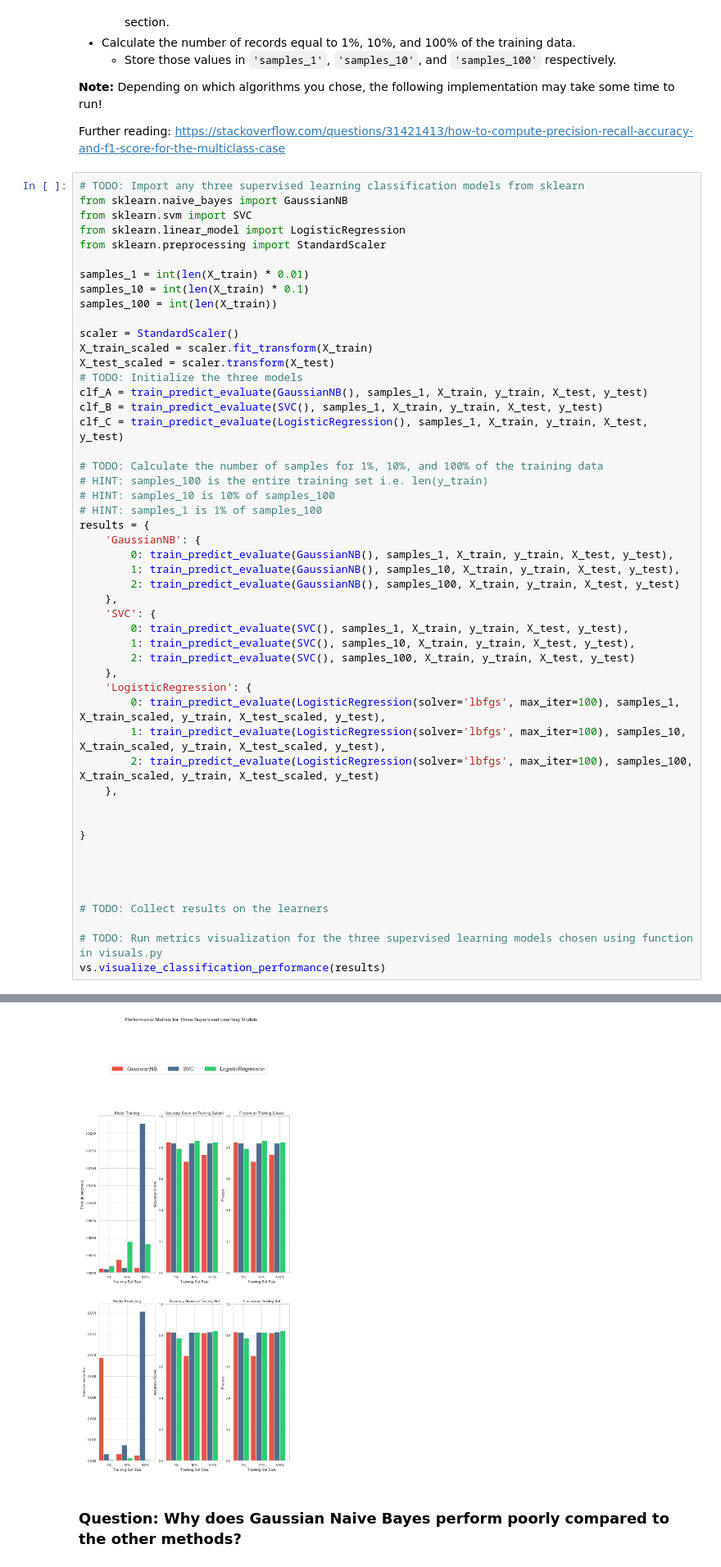
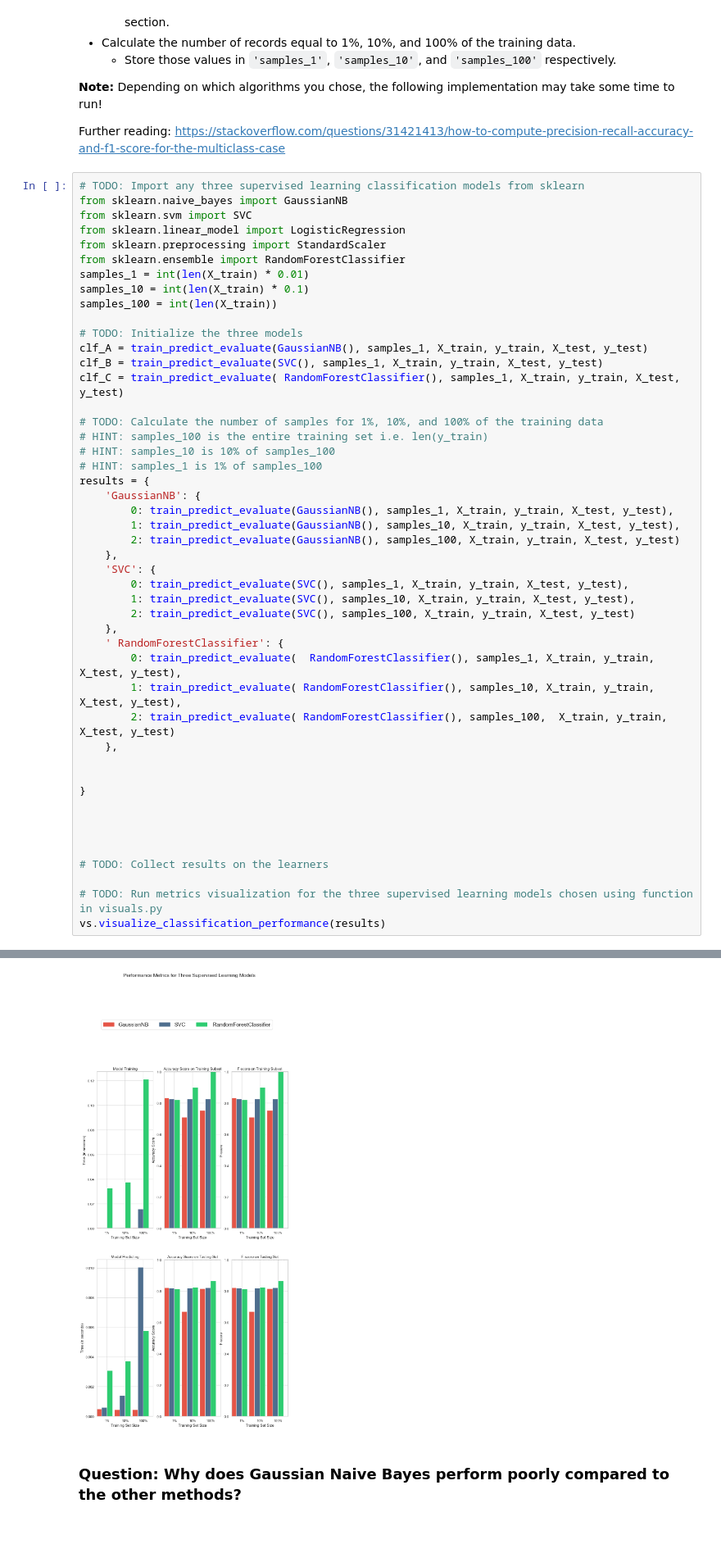
Before and after one commit to Saraamps/ML-supervised-learning, a Jupyter notebook: game-of-wines/game-of-wines.ipynb, the cells around one changed output, grey strips where cells are left out. Shown at 82% size. Cells and saved outputs as stored; diff of their text form; blank space fills up the shorter version.

```diff
--- a/game-of-wines/game-of-wines.ipynb
+++ b/game-of-wines/game-of-wines.ipynb
@@ -446,18 +446,15 @@ from sklearn.naive_bayes import GaussianNB
 from sklearn.svm import SVC
 from sklearn.linear_model import LogisticRegression
 from sklearn.preprocessing import StandardScaler
-
+from sklearn.ensemble import RandomForestClassifier
 samples_1 = int(len(X_train) * 0.01)
 samples_10 = int(len(X_train) * 0.1)
 samples_100 = int(len(X_train))
 
-scaler = StandardScaler()
-X_train_scaled = scaler.fit_transform(X_train)
-X_test_scaled = scaler.transform(X_test)
 # TODO: Initialize the three models
 clf_A = train_predict_evaluate(GaussianNB(), samples_1, X_train, y_train, X_test, y_test)
 clf_B = train_predict_evaluate(SVC(), samples_1, X_train, y_train, X_test, y_test)
-clf_C = train_predict_evaluate(LogisticRegression(), samples_1, X_train, y_train, X_test, y_test)
+clf_C = train_predict_evaluate( RandomForestClassifier(), samples_1, X_train, y_train, X_test, y_test)
 
 # TODO: Calculate the number of samples for 1%, 10%, and 100% of the training data
 # HINT: samples_100 is the entire training set i.e. len(y_train)
@@ -474,10 +471,10 @@ results = {
         1: train_predict_evaluate(SVC(), samples_10, X_train, y_train, X_test, y_test),
         2: train_predict_evaluate(SVC(), samples_100, X_train, y_train, X_test, y_test)
     },
-    'LogisticRegression': {
-        0: train_predict_evaluate(LogisticRegression(solver='lbfgs', max_iter=100), samples_1, X_train_scaled, y_train, X_test_scaled, y_test),
-        1: train_predict_evaluate(LogisticRegression(solver='lbfgs', max_iter=100), samples_10, X_train_scaled, y_train, X_test_scaled, y_test),
-        2: train_predict_evaluate(LogisticRegression(solver='lbfgs', max_iter=100), samples_100,  X_train_scaled, y_train, X_test_scaled, y_test)
+    ' RandomForestClassifier': {
+        0: train_predict_evaluate(  RandomForestClassifier(), samples_1, X_train, y_train, X_test, y_test),
+        1: train_predict_evaluate( RandomForestClassifier(), samples_10, X_train, y_train, X_test, y_test),
+        2: train_predict_evaluate( RandomForestClassifier(), samples_100,  X_train, y_train, X_test, y_test)
     },
 
 
@@ -514,4 +503,4 @@ Please also refer to the documentation for alternative solver options:
-[figure, old version]
+[figure, new version]
 # %% [markdown]
 ### Question: Why does Gaussian Naive Bayes perform poorly compared to the other methods?
 # %% [markdown]
```
Also changed, not shown: parts of 1 cell of this notebook, 1 other file.
